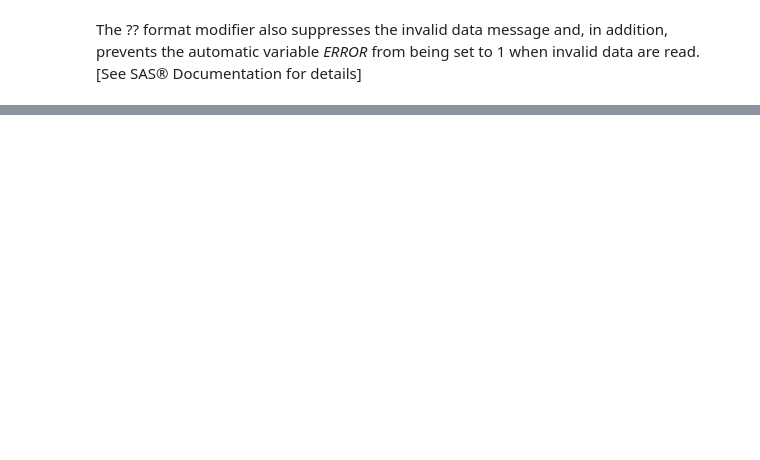
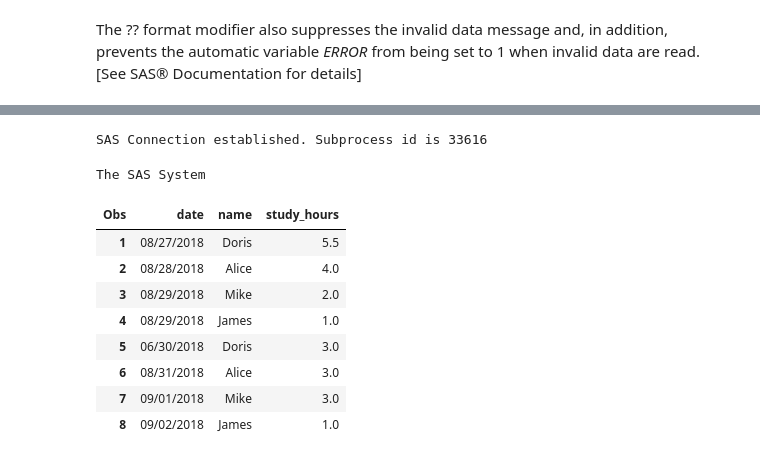
Before and after one commit to ProcJimi/curriculum, a Jupyter notebook: Week2/Week2.ipynb, the cells around one changed output, grey strips where cells are left out. Drawn from its saved outputs; the diff is of its cells as text; code cells hidden in the pictures; blank space fills up the shorter version.

```diff
--- a/Week2/Week2.ipynb
+++ b/Week2/Week2.ipynb
@@ -964,0 +790,22 @@ proc print data= address2 noobs; run;
+# %%
+*Ex16_Named_Input.sas;
+options nocenter nodate nonumber ls=132;
+DATA TEST;
+input name = & $ 30. address = & $ 30.
+      city_zip  = & $ 30. phone= $ 14.
+      Num_employees = ;
+      FORMAT Num_employees comma7.;
+DATALINES;
+name=Air Force Personnel Center /
+address=550 C Street West /
+city_zip=Randolph AFB, TX 78150 /
+phone=1-800-525-0102 /
+Num_employees=5876
+name= Navy Personnel Command /
+address= 5720 Integrity Drive /
+city_zip= Millington, TN 38055 /
+phone= 901-874-4885 /
+Num_employees=3987
+;
+proc print data=TEST noobs;
+run;
@@ -964,0 +1441,26 @@ proc print data= address2 noobs; run;
+# %%
+*Ex30_@@.sas;
+data work.HAVE;
+ input date: Anydtdte. name $ study_hours @@;
+datalines;
+27Aug2018 Doris 5.5 28Aug2018 Alice 4.0
+29Aug2018 Mike 2.0 29Aug2018 James 1.0
+30Jun2018 Doris 3.0 31Aug2018 Alice 3.0
+01Sep2018 Mike 3.0
+02Sep2018 James 1.0
+;
+proc print data=work.HAVE;
+Format date mmddyy10.;
+run;
+# %% [output]
+SAS Connection established. Subprocess id is 33616
+The SAS System
+| Obs | date | name | study_hours |
+| 1 | 08/27/2018 | Doris | 5.5 |
+| 2 | 08/28/2018 | Alice | 4.0 |
+| 3 | 08/29/2018 | Mike | 2.0 |
+| 4 | 08/29/2018 | James | 1.0 |
+| 5 | 06/30/2018 | Doris | 3.0 |
+| 6 | 08/31/2018 | Alice | 3.0 |
+| 7 | 09/01/2018 | Mike | 3.0 |
+| 8 | 09/02/2018 | James | 1.0 |
```
Also changed, not shown: parts of 94 cells of this notebook, 24 other files.
